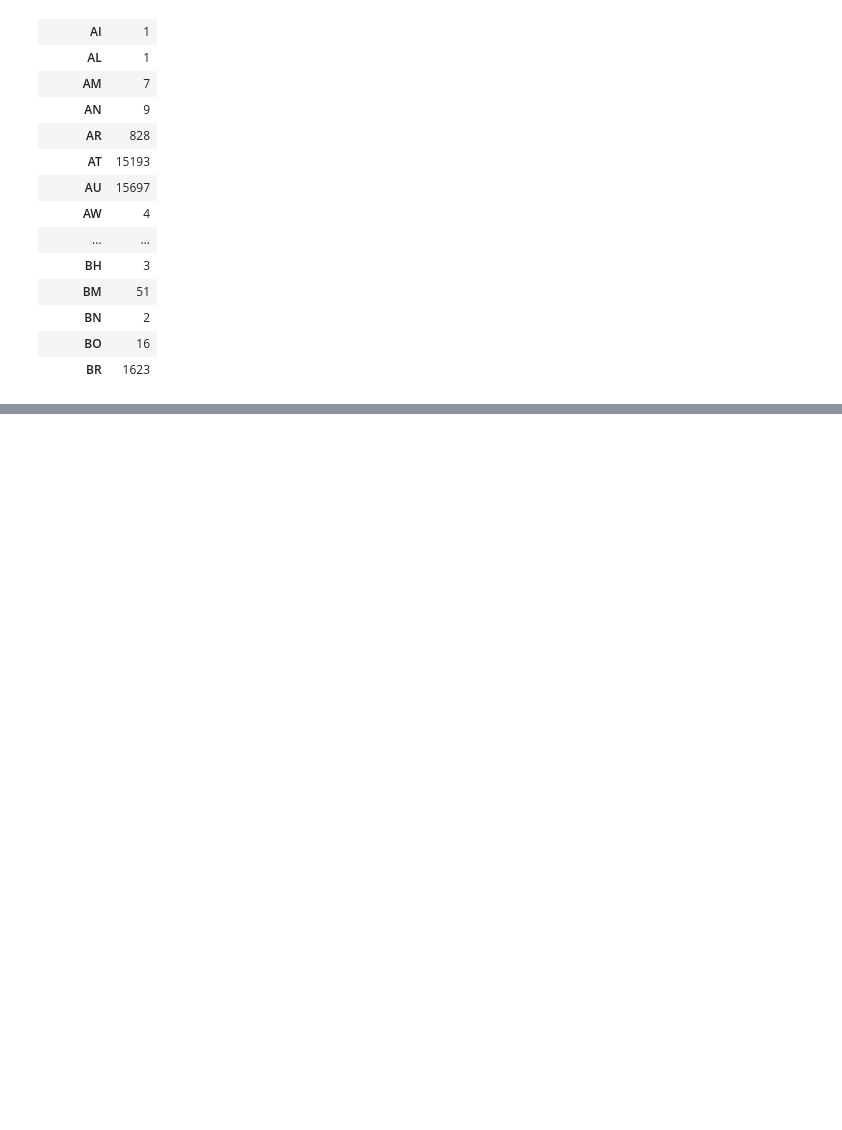
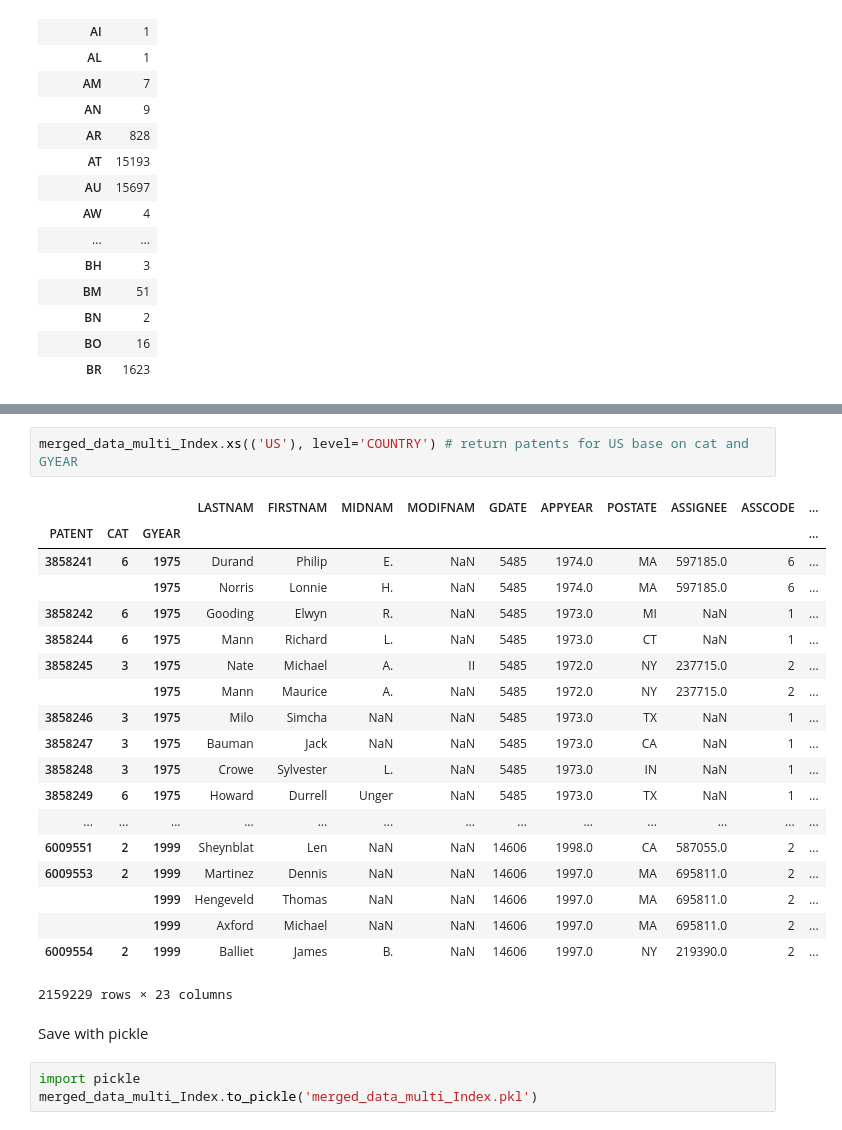
Before and after one commit to bilguunchinzorigEPFL/dataVisualization, a Jupyter notebook: Cleaning_pipline/Cleaning_pipeline_first_attempt.ipynb, the cells around one changed output, grey strips where cells are left out. Drawn from its saved outputs; the diff is of its cells as text; blank space fills up the shorter version.

```diff
--- a/Cleaning_pipline/Cleaning_pipeline_first_attempt.ipynb
+++ b/Cleaning_pipline/Cleaning_pipeline_first_attempt.ipynb
@@ -401,0 +467,27 @@ patent_country_greater_than_mean.plot(kind='bar', figsize=(10,10), color='green'
+# %%
+merged_data_multi_Index.xs(('US'), level='COUNTRY') # return patents for US base on cat and GYEAR
+# %% [output]
+|  |  |  | LASTNAM | FIRSTNAM | MIDNAM | MODIFNAM | GDATE | APPYEAR | POSTATE | ASSIGNEE | ASSCODE | ... |
+| PATENT | CAT | GYEAR |  |  |  |  |  |  |  |  |  | ... |
+| 3858241 | 6 | 1975 | Durand | Philip | E. | NaN | 5485 | 1974.0 | MA | 597185.0 | 6 | ... |
+|  |  | 1975 | Norris | Lonnie | H. | NaN | 5485 | 1974.0 | MA | 597185.0 | 6 | ... |
+| 3858242 | 6 | 1975 | Gooding | Elwyn | R. | NaN | 5485 | 1973.0 | MI | NaN | 1 | ... |
+| 3858244 | 6 | 1975 | Mann | Richard | L. | NaN | 5485 | 1973.0 | CT | NaN | 1 | ... |
+| 3858245 | 3 | 1975 | Nate | Michael | A. | II | 5485 | 1972.0 | NY | 237715.0 | 2 | ... |
+|  |  | 1975 | Mann | Maurice | A. | NaN | 5485 | 1972.0 | NY | 237715.0 | 2 | ... |
+| 3858246 | 3 | 1975 | Milo | Simcha | NaN | NaN | 5485 | 1973.0 | TX | NaN | 1 | ... |
+| 3858247 | 3 | 1975 | Bauman | Jack | NaN | NaN | 5485 | 1973.0 | CA | NaN | 1 | ... |
+| 3858248 | 3 | 1975 | Crowe | Sylvester | L. | NaN | 5485 | 1973.0 | IN | NaN | 1 | ... |
+| 3858249 | 6 | 1975 | Howard | Durrell | Unger | NaN | 5485 | 1973.0 | TX | NaN | 1 | ... |
+| ... | ... | ... | ... | ... | ... | ... | ... | ... | ... | ... | ... | ... |
+| 6009551 | 2 | 1999 | Sheynblat | Len | NaN | NaN | 14606 | 1998.0 | CA | 587055.0 | 2 | ... |
+| 6009553 | 2 | 1999 | Martinez | Dennis | NaN | NaN | 14606 | 1997.0 | MA | 695811.0 | 2 | ... |
+|  |  | 1999 | Hengeveld | Thomas | NaN | NaN | 14606 | 1997.0 | MA | 695811.0 | 2 | ... |
+|  |  | 1999 | Axford | Michael | NaN | NaN | 14606 | 1997.0 | MA | 695811.0 | 2 | ... |
+| 6009554 | 2 | 1999 | Balliet | James | B. | NaN | 14606 | 1997.0 | NY | 219390.0 | 2 | ... |
+2159229 rows × 23 columns
+# %% [markdown]
+Save with pickle
+# %%
+import pickle
+merged_data_multi_Index.to_pickle('merged_data_multi_Index.pkl')
```
Also changed, not shown: parts of 16 cells of this notebook.
